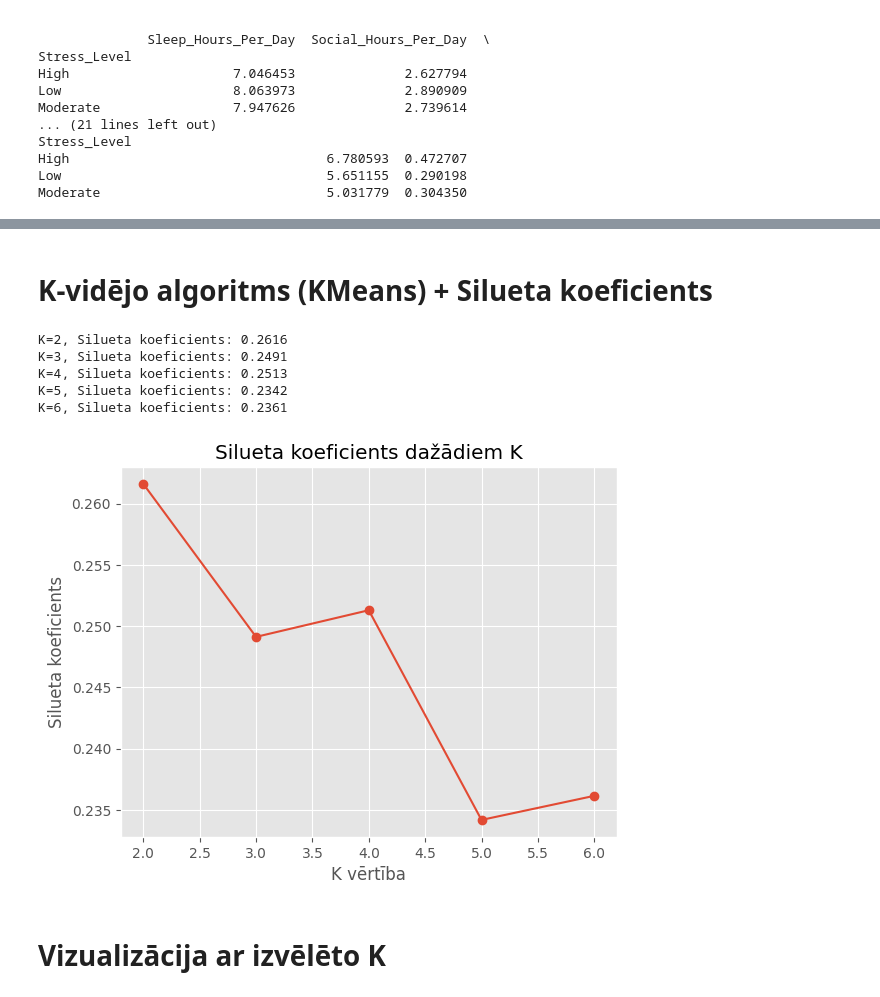
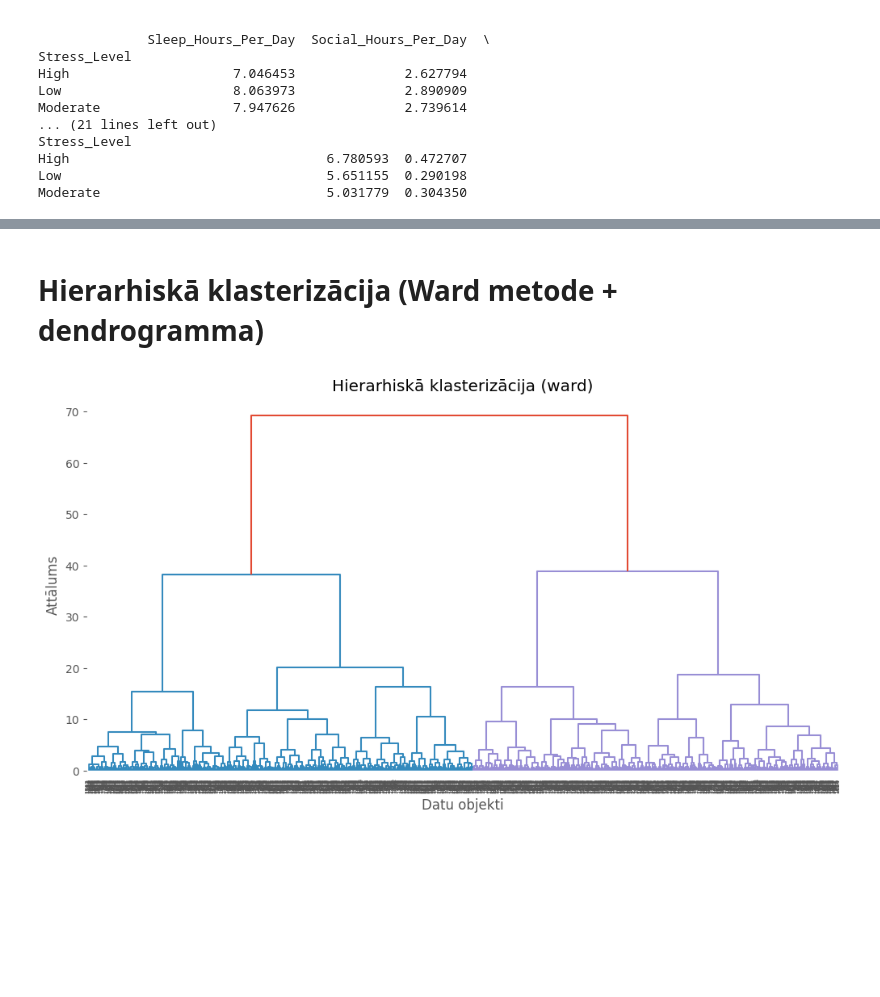
Before and after one commit to VladossK/ML2_darbs, a Jupyter notebook: 2_dala.ipynb, the cells around one changed output, grey strips where cells are left out. Cells and saved outputs as stored; diff of their text form; code cells hidden in the pictures; blank space fills up the shorter version.

```diff
--- a/2_dala.ipynb
+++ b/2_dala.ipynb
@@ -146,9 +146,10 @@ Moderate                             5.031779  0.304350
 # %%
 from sklearn.preprocessing import StandardScaler
-from sklearn.cluster import KMeans, AgglomerativeClustering
-from sklearn.metrics import silhouette_score
-from scipy.cluster.hierarchy import dendrogram, linkage
-import seaborn as sns
-import matplotlib.pyplot as plt
-import pandas as pd
+
+# Atlasām 3 piemērotas pazīmes klasterizācijai
+X = df[['Study_Hours_Per_Day', 'Sleep_Hours_Per_Day', 'Grades']]
+
+# Normalizējam datus
+scaler = StandardScaler()
+X_scaled = scaler.fit_transform(X)
 # %% [markdown]
@@ -191,30 +196,15 @@ plt.show()
 # %% [markdown]
-# K-vidējo algoritms (KMeans) + Silueta koeficients
+# Hierarhiskā klasterizācija (Ward metode + dendrogramma)
 # %%
-# Saglabāsim Silueta rezultātus
-silhouette_scores = []
+from scipy.cluster.hierarchy import dendrogram, linkage
+import matplotlib.pyplot as plt
 
-for k in range(2, 7):  # 5 dažādas K vērtības
-    kmeans = KMeans(n_clusters=k, random_state=0)
-    labels = kmeans.fit_predict(X_scaled)
-    score = silhouette_score(X_scaled, labels)
-    silhouette_scores.append((k, score))
-    print(f"K={k}, Silueta koeficients: {score:.4f}")
-
-# Attēlojam silueta koeficientus
-k_vals, scores = zip(*silhouette_scores)
-plt.plot(k_vals, scores, marker='o')
-plt.title("Silueta koeficients dažādiem K")
-plt.xlabel("K vērtība")
-plt.ylabel("Silueta koeficients")
-plt.grid(True)
+Z = linkage(X_scaled, method='ward')
+plt.figure(figsize=(12, 6))
+dendrogram(Z)
+plt.title("Hierarhiskā klasterizācija (ward)")
+plt.xlabel("Datu objekti")
+plt.ylabel("Attālums")
 plt.show()
 # %% [output]
-K=2, Silueta koeficients: 0.2616
-K=3, Silueta koeficients: 0.2491
-K=4, Silueta koeficients: 0.2513
-K=5, Silueta koeficients: 0.2342
-K=6, Silueta koeficients: 0.2361
-[figure, old version]
+[figure, new version]
-# %% [markdown]
-# Vizualizācija ar izvēlēto K
```
Also changed, not shown: parts of 6 cells of this notebook.
